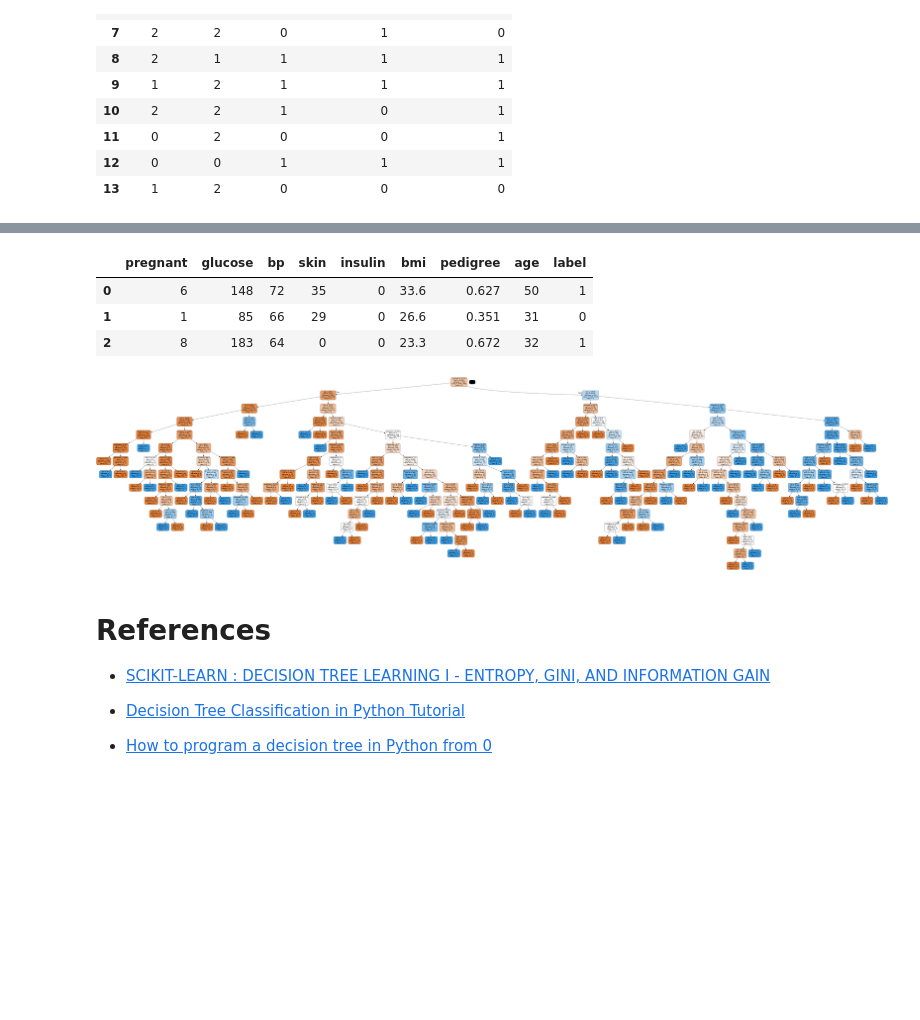
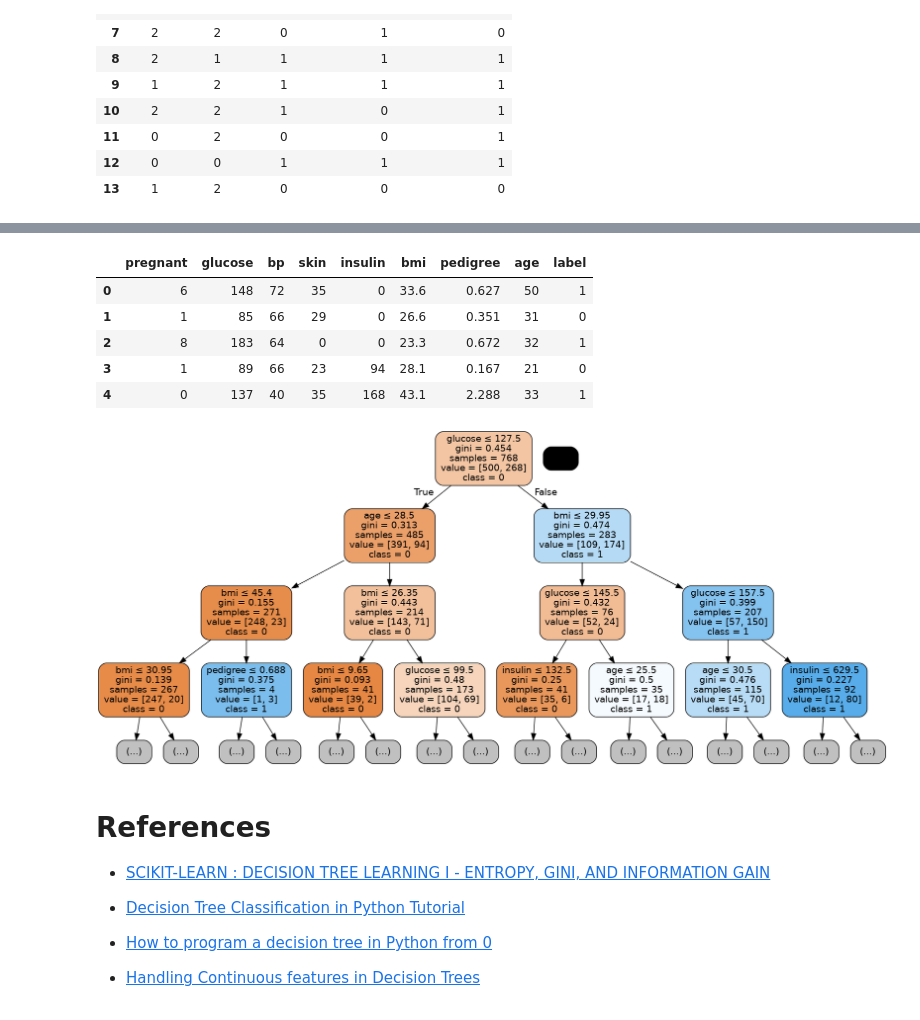
Before and after one commit to MaritzaB/data_minning, a Jupyter notebook: notebooks/MD03/MD03_AnaMaritzaBello_T02A_AlgoritmoClassificacion_ID3_C45_GINI.ipynb, the cells around one changed output, grey strips where cells are left out. Saved outputs shown, nothing was run; the diff lists cells and outputs as text; code cells hidden in the pictures; blank space fills up the shorter version.

```diff
--- a/notebooks/MD03/MD03_AnaMaritzaBello_T02A_AlgoritmoClassificacion_ID3_C45_GINI.ipynb
+++ b/notebooks/MD03/MD03_AnaMaritzaBello_T02A_AlgoritmoClassificacion_ID3_C45_GINI.ipynb
@@ -195,35 +224,38 @@ Image(graph.create_png())
 # %%
 col_names = ['pregnant', 'glucose', 'bp', 'skin', 'insulin', 'bmi', 'pedigree', 'age', 'label']
+
 # load dataset
 diabetes_df = pd.read_csv("../data/diabetes.csv", header=None, names=col_names, skiprows=1)
-diabetes_df.head(3)
+diabetes_df.head(5)
 # %% [output]
 |  | pregnant | glucose | bp | skin | insulin | bmi | pedigree | age | label |
 | 0 | 6 | 148 | 72 | 35 | 0 | 33.6 | 0.627 | 50 | 1 |
 | 1 | 1 | 85 | 66 | 29 | 0 | 26.6 | 0.351 | 31 | 0 |
 | 2 | 8 | 183 | 64 | 0 | 0 | 23.3 | 0.672 | 32 | 1 |
+| 3 | 1 | 89 | 66 | 23 | 94 | 28.1 | 0.167 | 21 | 0 |
+| 4 | 0 | 137 | 40 | 35 | 168 | 43.1 | 2.288 | 33 | 1 |
 # %%
-feature_cols = ['pregnant', 'insulin', 'bmi', 'age','glucose','bp','pedigree']
+feature_cols = ['pregnant','glucose','bp', 'insulin', 'bmi', 'age', 'pedigree']
 X = diabetes_df[feature_cols]
 y = diabetes_df.label
 # %%
 # Create Decision Tree classifer object
-clf = DecisionTreeClassifier(criterion='gini', random_state=1)
+model_dt = DecisionTreeClassifier(criterion='gini')
 
 # Train Decision Tree Classifer
-clf = clf.fit(X,y)
+model_dt = model_dt.fit(X,y)
 # %%
 # Visualize the tree
 
 dot_data = StringIO()
-export_graphviz(clf, out_file=dot_data,
+export_graphviz(model_dt, out_file=dot_data,
                 filled=True, rounded=True,
-                special_characters=True,feature_names = feature_cols,class_names=['0','1'])
+                special_characters=True,feature_names = feature_cols,class_names=['0','1'], max_depth=3)
 graph = pydotplus.graph_from_dot_data(dot_data.getvalue())
-graph.write_png('diabetes.png')
+graph.write_png('diabetes.pdf')
 Image(graph.create_png())
 # %% [output]
-[figure, old version]
+[figure, new version]
 # %% [markdown]
 # References
 
@@ -232,3 +264,5 @@ Image(graph.create_png())
 - [Decision Tree Classification in Python Tutorial](https://www.datacamp.com/tutorial/decision-tree-classification-python)
 
 - [How to program a decision tree in Python from 0](https://anderfernandez.com/en/blog/code-decision-tree-python-from-scratch/)
+
+- [Handling Continuous features in Decision Trees](https://medium.com/geekculture/handling-continuous-attributes-in-decision-trees-bbc044986621)
```
Also changed, not shown: parts of 6 cells of this notebook.
